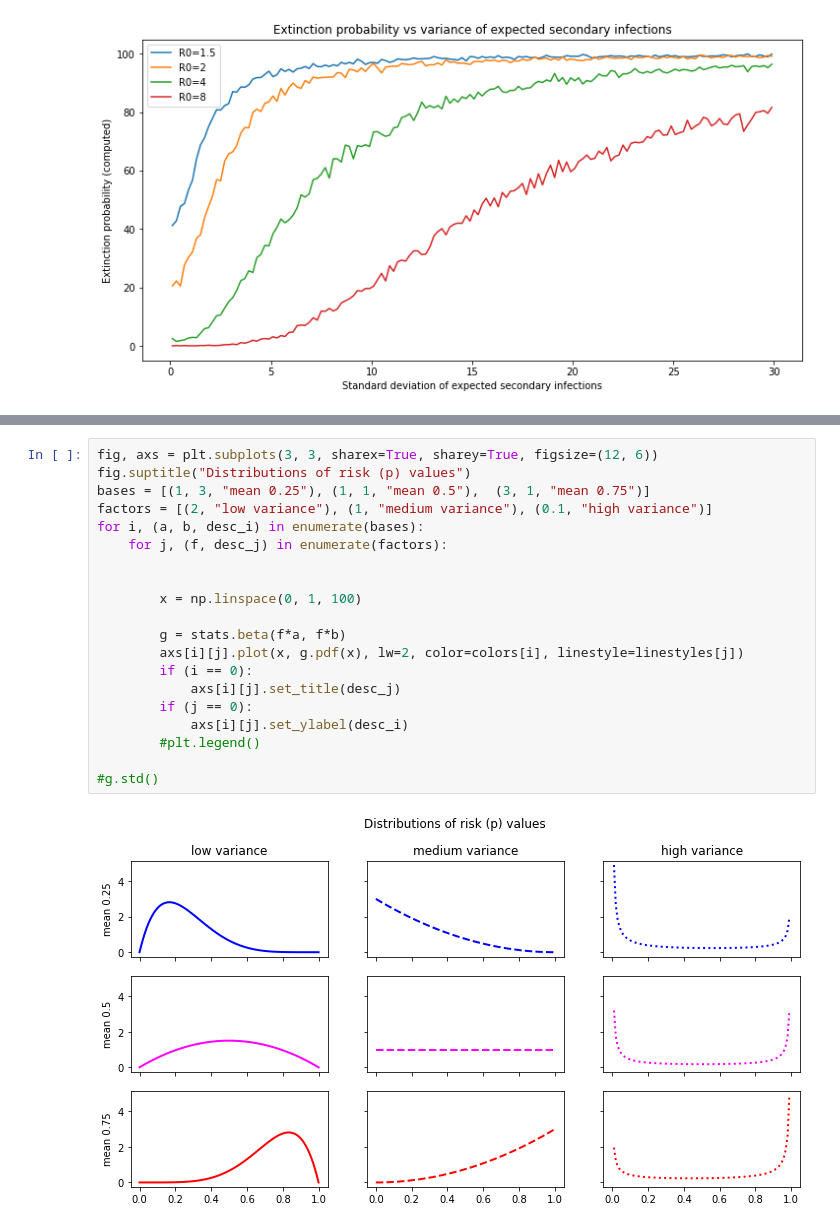
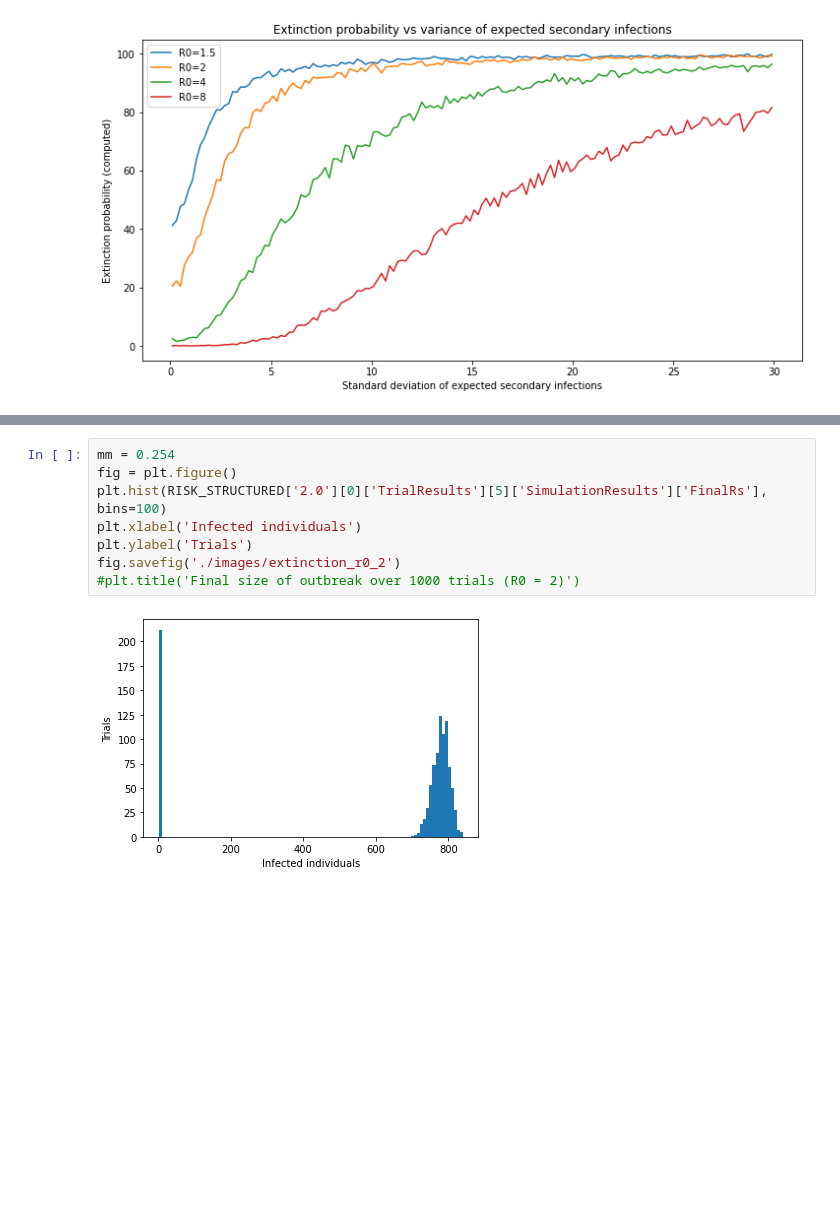
Before and after one commit to brendanwallace/hotspot, a Jupyter notebook: notebooks/extinction_analysis.ipynb, the cells around one changed output, grey strips where cells are left out. Saved outputs shown, nothing was run; the diff lists cells and outputs as text; blank space fills up the shorter version.

```diff
--- a/notebooks/extinction_analysis.ipynb
+++ b/notebooks/extinction_analysis.ipynb
@@ -150,22 +153,10 @@ plt.legend()
-# %%
-fig, axs = plt.subplots(3, 3, sharex=True, sharey=True, figsize=(12, 6))
-fig.suptitle("Distributions of risk (p) values")
-bases = [(1, 3, "mean 0.25"), (1, 1, "mean 0.5"),  (3, 1, "mean 0.75")]
-factors = [(2, "low variance"), (1, "medium variance"), (0.1, "high variance")]
-for i, (a, b, desc_i) in enumerate(bases):
-    for j, (f, desc_j) in enumerate(factors):
-
-
-        x = np.linspace(0, 1, 100)
-
-        g = stats.beta(f*a, f*b)
-        axs[i][j].plot(x, g.pdf(x), lw=2, color=colors[i], linestyle=linestyles[j])
-        if (i == 0):
-            axs[i][j].set_title(desc_j)
-        if (j == 0):
-            axs[i][j].set_ylabel(desc_i)
-        #plt.legend()
-
-#g.std()
-# %% [output]
-[figure, removed]
+# %%
+mm = 0.254
+fig = plt.figure()
+plt.hist(RISK_STRUCTURED['2.0'][0]['TrialResults'][5]['SimulationResults']['FinalRs'], bins=100)
+plt.xlabel('Infected individuals')
+plt.ylabel('Trials')
+fig.savefig('./images/extinction_r0_2')
+#plt.title('Final size of outbreak over 1000 trials (R0 = 2)')
+# %% [output]
+[figure, added]
```
Also changed, not shown: parts of 9 cells of this notebook, 50 other files.
